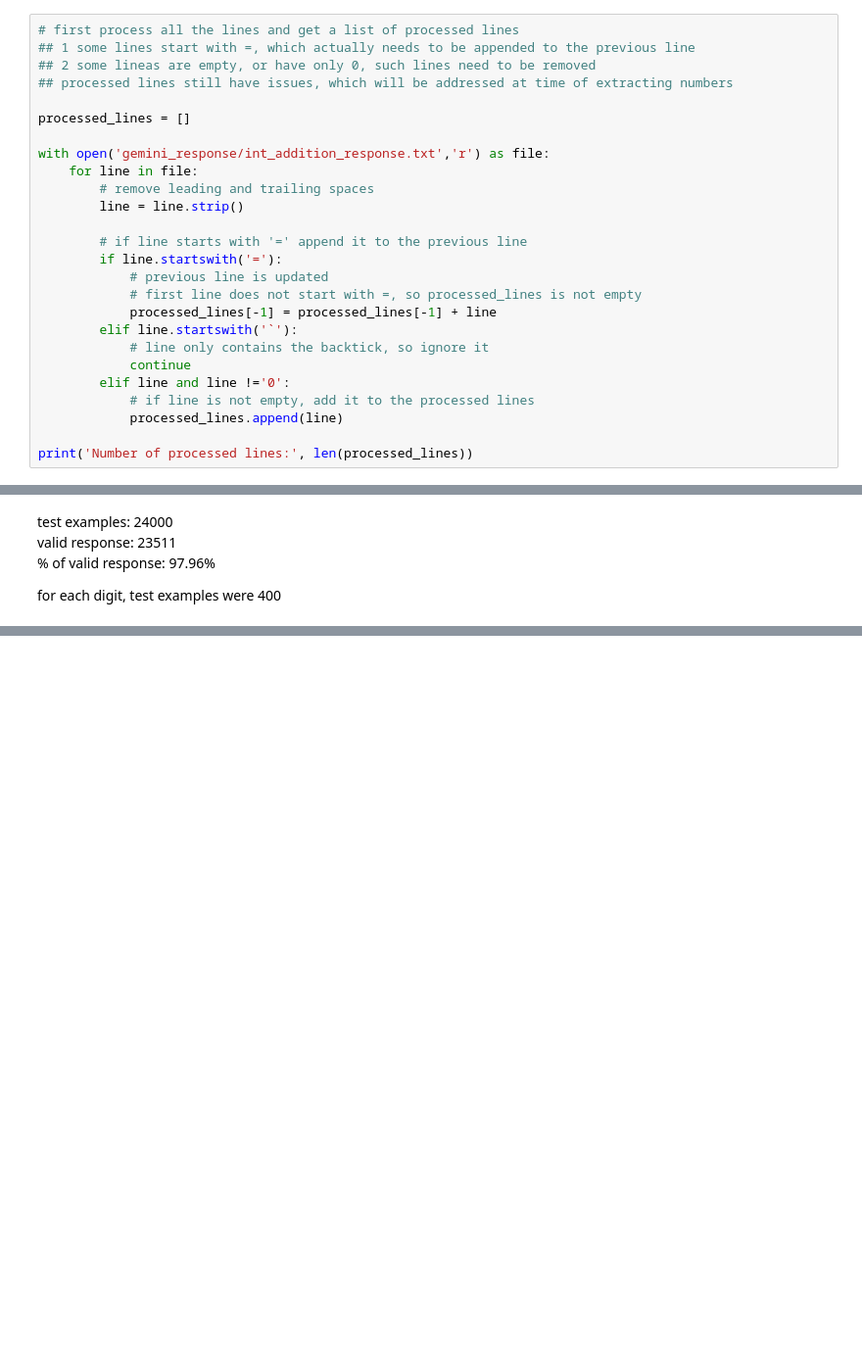
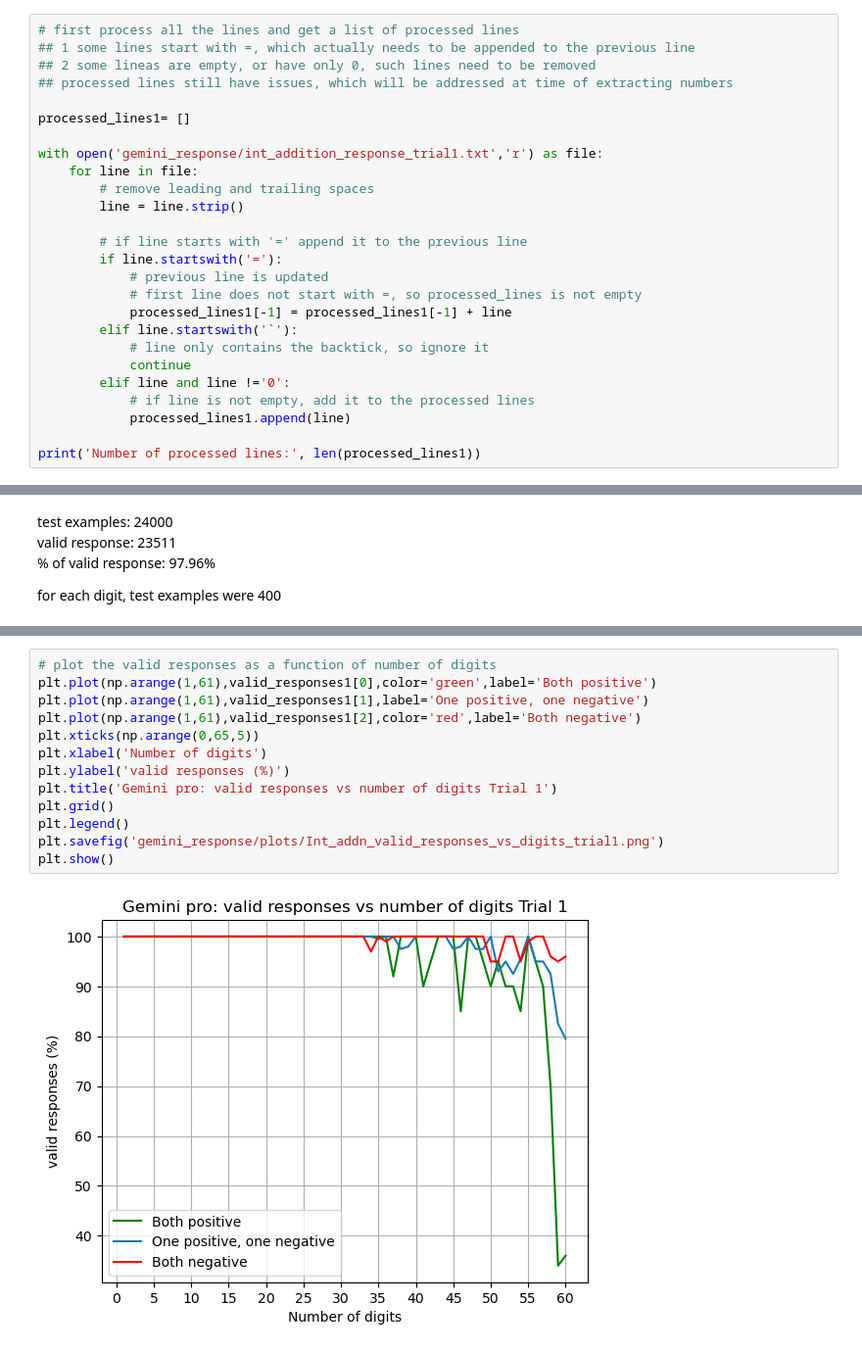
Before and after one commit to rushikeshpawar22581/NLP_project_EssentialNumberPropertiesForLMs, a Jupyter notebook: code/gemini_pro/eval_gemini_int_addn.ipynb, the cells around one changed output, grey strips where cells are left out. Shown at 98% size. Drawn from its saved outputs; the diff is of its cells as text; blank space fills up the shorter version.

```diff
--- a/code/gemini_pro/eval_gemini_int_addn.ipynb
+++ b/code/gemini_pro/eval_gemini_int_addn.ipynb
@@ -15,9 +17,9 @@ def get_un_digits(num):
 ## 2 some lineas are empty, or have only 0, such lines need to be removed
 ## processed lines still have issues, which will be addressed at time of extracting numbers
 
-processed_lines = []
+processed_lines1= []
 
-with open('gemini_response/int_addition_response.txt','r') as file:
+with open('gemini_response/int_addition_response_trial1.txt','r') as file:
     for line in file:
         # remove leading and trailing spaces
         line = line.strip()
@@ -26,15 +28,15 @@ with open('gemini_response/int_addition_response.txt','r') as file:
         if line.startswith('='):
             # previous line is updated
             # first line does not start with =, so processed_lines is not empty
-            processed_lines[-1] = processed_lines[-1] + line
+            processed_lines1[-1] = processed_lines1[-1] + line
         elif line.startswith('`'):
             # line only contains the backtick, so ignore it
             continue
         elif line and line !='0':
             # if line is not empty, add it to the processed lines
-            processed_lines.append(line)
+            processed_lines1.append(line)
 
-print('Number of processed lines:', len(processed_lines))
+print('Number of processed lines:', len(processed_lines1))
 # %% [output]
 Number of processed lines: 23649
 # %%
@@ -176,0 +179,15 @@ valid_responses=total*100/num_examples
+# %%
+# plot the valid responses as a function of number of digits
+plt.plot(np.arange(1,61),valid_responses1[0],color='green',label='Both positive')
+plt.plot(np.arange(1,61),valid_responses1[1],label='One positive, one negative')
+plt.plot(np.arange(1,61),valid_responses1[2],color='red',label='Both negative')
+plt.xticks(np.arange(0,65,5))
+plt.xlabel('Number of digits')
+plt.ylabel('valid responses (%)')
+plt.title('Gemini pro: valid responses vs number of digits Trial 1')
+plt.grid()
+plt.legend()
+plt.savefig('gemini_response/plots/Int_addn_valid_responses_vs_digits_trial1.png')
+plt.show()
+# %% [output]
+[figure, added]
```
Also changed, not shown: parts of 21 cells of this notebook, 8 other files.
